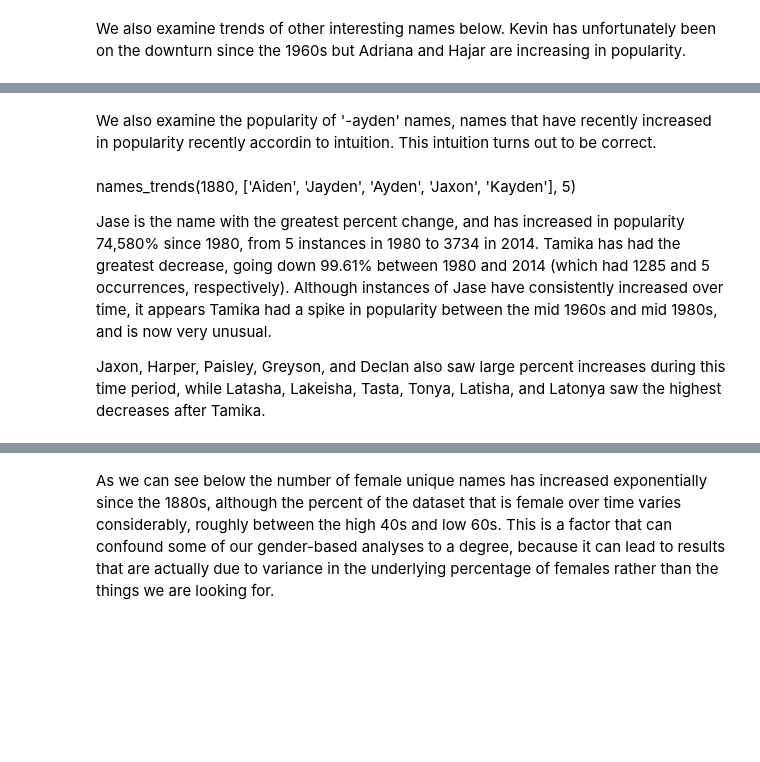
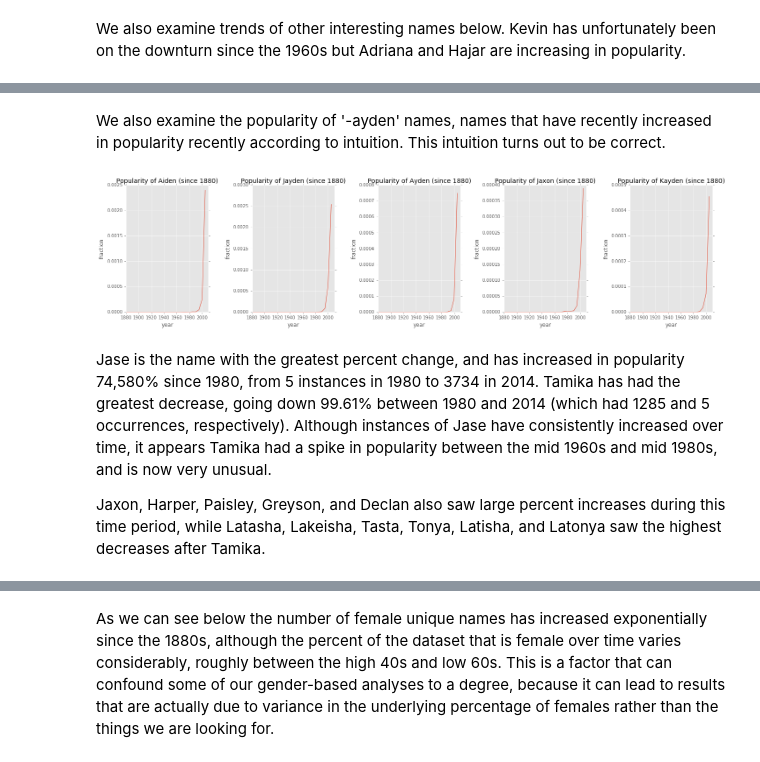
Before and after one commit to Baby-Names/cs109-website, a Jupyter notebook: Exploration.ipynb, the cells around one changed output, grey strips where cells are left out. Saved outputs shown, nothing was run; the diff lists cells and outputs as text; code cells hidden in the pictures; blank space fills up the shorter version.

```diff
--- a/Exploration.ipynb
+++ b/Exploration.ipynb
@@ -150,8 +152,10 @@ names_trends(1880, ['Kevin', 'Adriana', 'Hajar'], 1)
 # %% [markdown]
-We also examine the popularity of '-ayden' names, names that have recently increased in popularity recently accordin to intuition. This intuition turns out to be correct.
+We also examine the popularity of '-ayden' names, names that have recently increased in popularity recently according to intuition. This intuition turns out to be correct.
+# %%
+names_trends(1880, ['Aiden', 'Jayden', 'Ayden', 'Jaxon', 'Kayden'], 5)
+# %% [output]
+[figure, added]
 # %% [markdown]
-names_trends(1880, ['Aiden', 'Jayden', 'Ayden', 'Jaxon', 'Kayden'], 5)
-
 Jase is the name with the greatest percent change, and has increased in popularity 74,580% since 1980, from 5 instances in 1980 to 3734 in 2014. Tamika has had the greatest decrease, going down 99.61% between 1980 and 2014 (which had 1285 and 5 occurrences, respectively). Although instances of Jase have consistently increased over time, it appears Tamika had a spike in popularity between the mid 1960s and mid 1980s, and is now very unusual.
 
 Jaxon, Harper, Paisley, Greyson, and Declan also saw large percent increases during this time period, while Latasha, Lakeisha, Tasta, Tonya, Latisha, and Latonya saw the highest decreases after Tamika.
```
Also changed, not shown: parts of 4 cells of this notebook, 7 other files.
